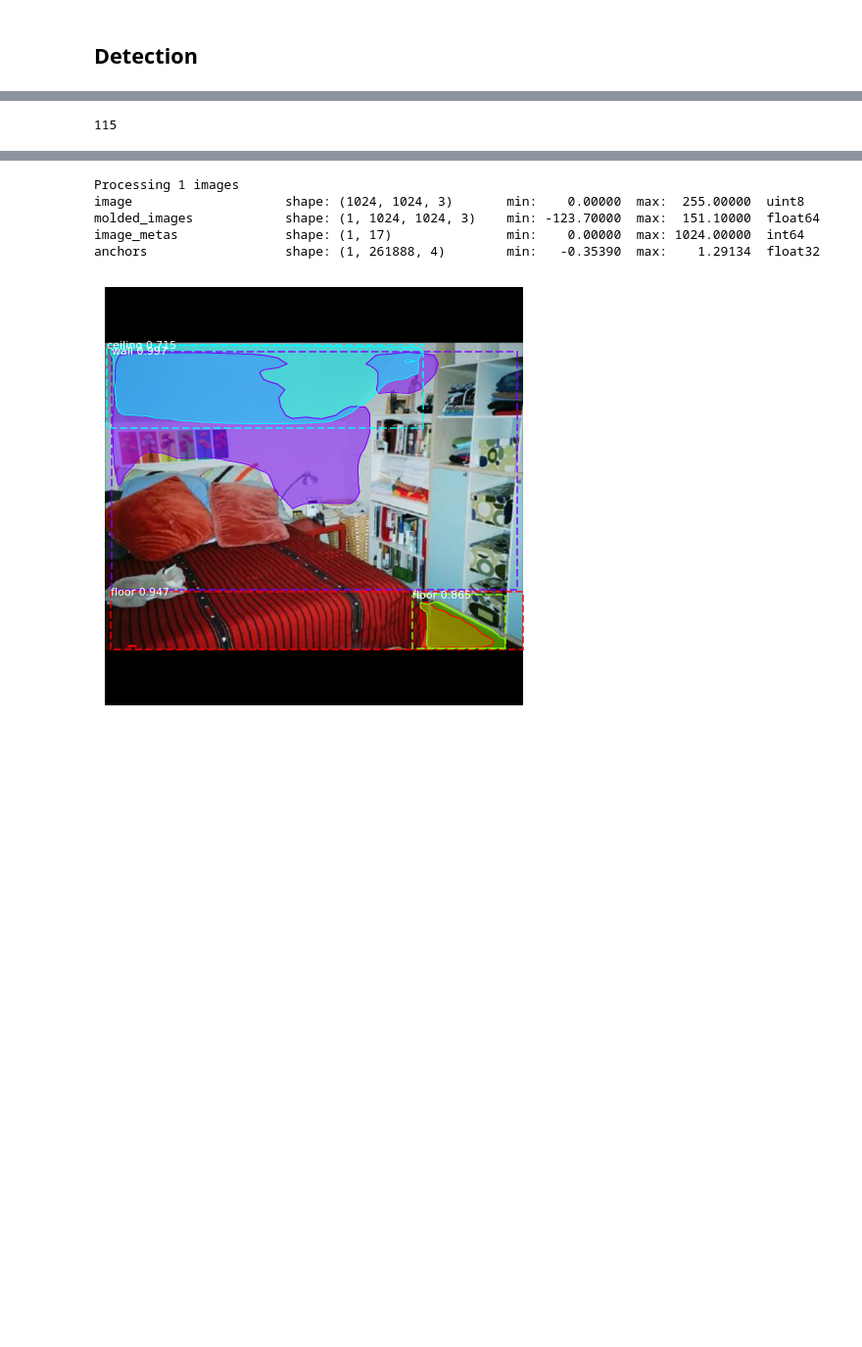
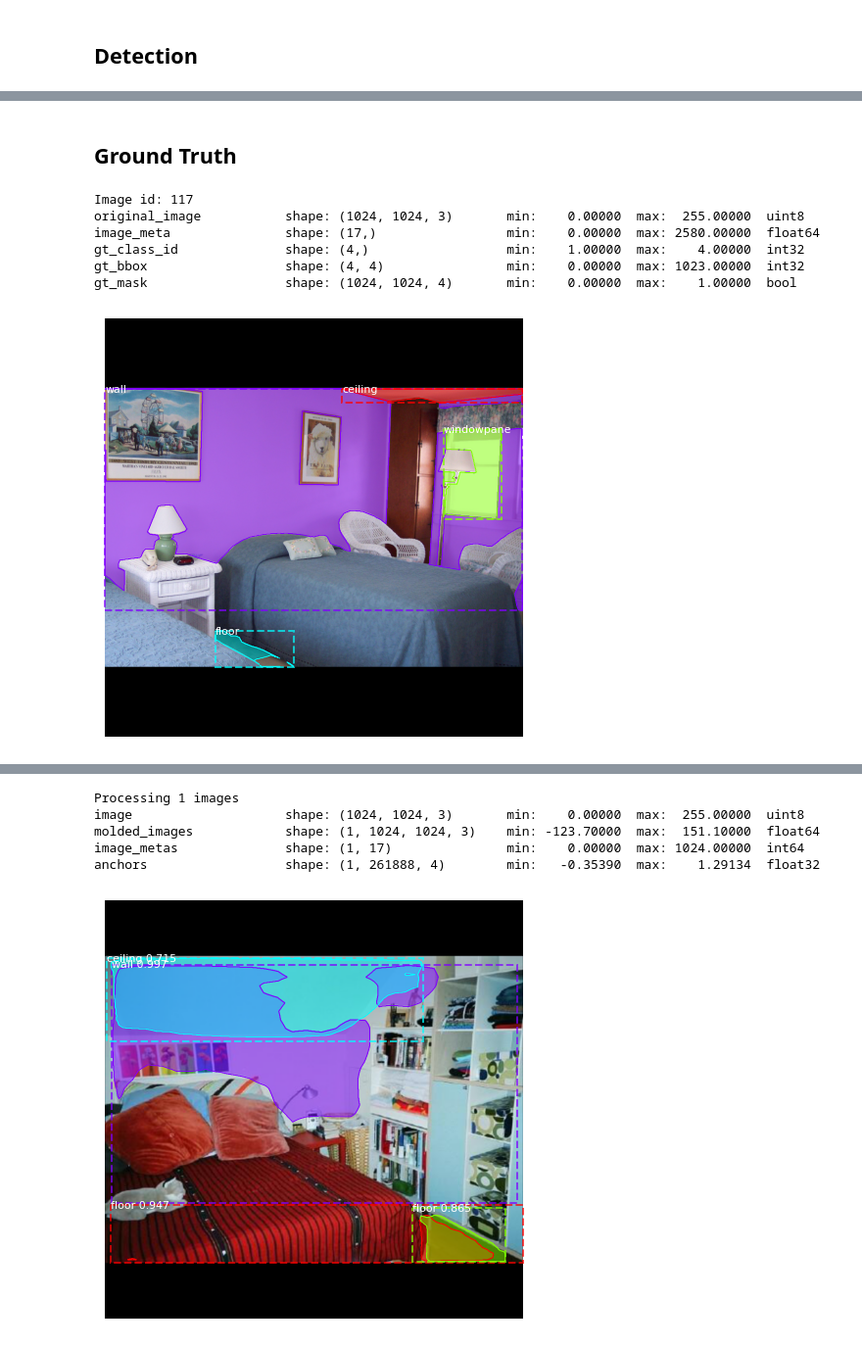
Before and after one commit to mosdragon/Mask_RCNN, a Jupyter notebook: samples/ade20k_coco/train_ade20k_coco.ipynb, the cells around one changed output, grey strips where cells are left out. Shown at 98% size. Drawn from its saved outputs; the diff is of its cells as text; code cells hidden in the pictures; blank space fills up the shorter version.

```diff
--- a/samples/ade20k_coco/train_ade20k_coco.ipynb
+++ b/samples/ade20k_coco/train_ade20k_coco.ipynb
@@ -164,8 +164,7 @@ box_ind is deprecated, use box_indices instead
 # %%
 # Which weights to start with?
-
 # init_with options: "imagenet", "coco", or "last"
-init_with = "last"
+init_with = "coco"
 
 if init_with == "imagenet":
     model.load_weights(model.get_imagenet_weights(), by_name=True)
@@ -188,3 +187,12 @@ Train in two stages:
 1. Only the heads. Here we're freezing all the backbone layers and training only the randomly initialized layers (i.e. the ones that we didn't use pre-trained weights from MS COCO). To train only the head layers, pass `layers='heads'` to the `train()` function.
 
 2. Fine-tune all layers. For this simple example it's not necessary, but we're including it to show the process. Simply pass `layers="all` to train all layers.
+# %%
+# Train the head branches
+# Passing layers="heads" freezes all layers except the head
+# layers. You can also pass a regular expression to select
+# which layers to train by name pattern.
+model.train(dataset_train, dataset_val,
+            learning_rate=config.LEARNING_RATE,
+            epochs=8,
+            layers='heads')
@@ -195,5 +221,5 @@ Train in two stages:
 # which layers to train by name pattern.
 model.train(dataset_train, dataset_val,
             learning_rate=config.LEARNING_RATE / 10,
-            epochs=25,
+            epochs=16,
             layers='heads')
@@ -255,4 +265,0 @@ model.load_weights(model_path, by_name=True)
-# %%
-image_id
-# %% [output]
-115
@@ -261,0 +266,29 @@ image_id
+# %% [markdown]
+## Ground Truth
+# %%
+# Test on a random image
+image_id = random.choice(dataset_val.image_ids)
+# TODO: Remove later
+image_id = 117
+print(f"Image id: {image_id}")
+
+original_image, image_meta, gt_class_id, gt_bbox, gt_mask =\
+    modellib.load_image_gt(dataset_val, inference_config,
+                           image_id, use_mini_mask=False)
+
+log("original_image", original_image)
+log("image_meta", image_meta)
+log("gt_class_id", gt_class_id)
+log("gt_bbox", gt_bbox)
+log("gt_mask", gt_mask)
+
+visualize.display_instances(original_image, gt_bbox, gt_mask, gt_class_id,
+                            dataset_train.class_names, figsize=(8, 8))
+# %% [output]
+Image id: 117
+original_image           shape: (1024, 1024, 3)       min:    0.00000  max:  255.00000  uint8
+image_meta               shape: (17,)                 min:    0.00000  max: 2580.00000  float64
+gt_class_id              shape: (4,)                  min:    1.00000  max:    4.00000  int32
+gt_bbox                  shape: (4, 4)                min:    0.00000  max: 1023.00000  int32
+gt_mask                  shape: (1024, 1024, 4)       min:    0.00000  max:    1.00000  bool
+[figure, added]
```
Also changed, not shown: parts of 20 cells of this notebook, 1 other file.
